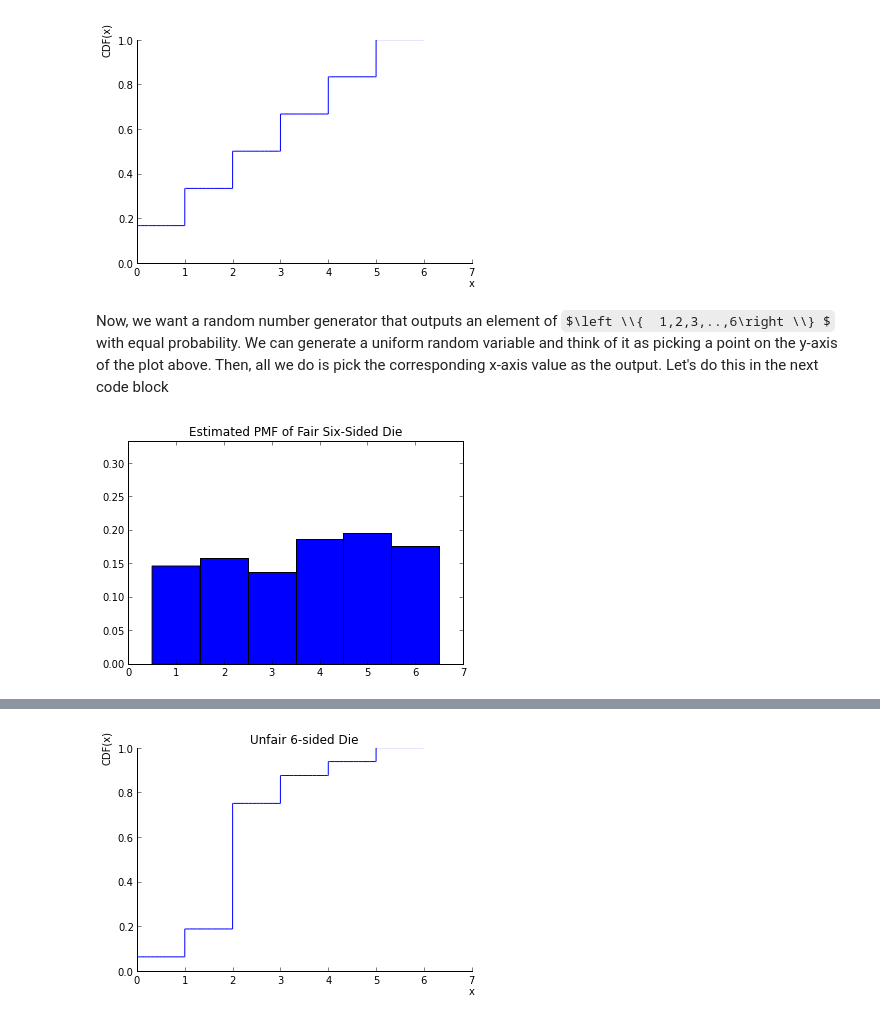
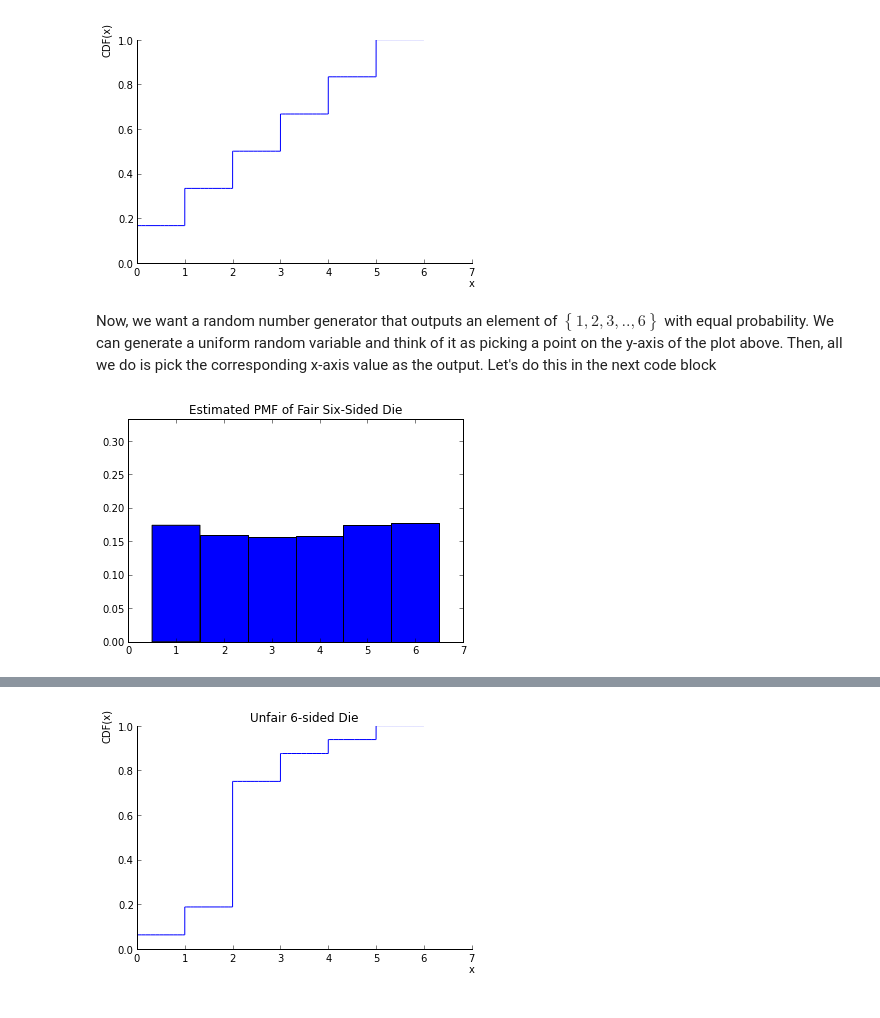
Before and after one commit to unpingco/Pig-in-the-Python, a Jupyter notebook: Sampling_Monte_Carlo.ipynb, the cells around one changed output, grey strips where cells are left out. Drawn from its saved outputs; the diff is of its cells as text; code cells hidden in the pictures; some formulas as TeX source.

```diff
--- a/Sampling_Monte_Carlo.ipynb
+++ b/Sampling_Monte_Carlo.ipynb
@@ -34,17 +34,18 @@ S.plot(F,(x,0,6),ylabel='CDF(x)',xlabel='x');
 # %% [output]
 [figure]
 # %% [markdown]
-Now, we want a random number generator that outputs an element of $\left \\{  1,2,3,..,6\right \\} $ with equal probability. We can generate a uniform random variable and think of it as picking a point on the y-axis of the plot above. Then, all we do is pick the corresponding x-axis value as the output. Let's do this in the next code block
+Now, we want a random number generator that outputs an element of $\left \{  1,2,3,..,6\right \} $ with equal probability. We can generate a uniform random variable and think of it as picking a point on the y-axis of the plot above. Then, all we do is pick the corresponding x-axis value as the output. Let's do this in the next code block
 # %%
-invF=S.Piecewise((1,0<x<=1/6),
+invF=S.Piecewise((1,0<x<=1/6),    # if uniform sample between 0 and 1/6, choose die-side labeled 1
                  (2,1/6<x<=2/6),
                  (3,2/6<x<=3/6),
                  (4,3/6<x<=4/6),
                  (5,4/6<x<=5/6),
                  (6,5/6<x<=1))
 
-hist([invF.subs(x,i) for i in  rand(1000)],bins=[1,2,3,4,5,6,7],normed=1,align='left');
+samples=array([invF.subs(x,i) for i in  rand(500)])
+hist(samples,bins=[1,2,3,4,5,6,7],normed=1,align='left');
 axis(ymax=2/6.)
 title('Estimated PMF of Fair Six-Sided Die');
 # %% [output]
-[figure, old version]
+[figure, new version]
```
Also changed, not shown: parts of 11 cells of this notebook.
